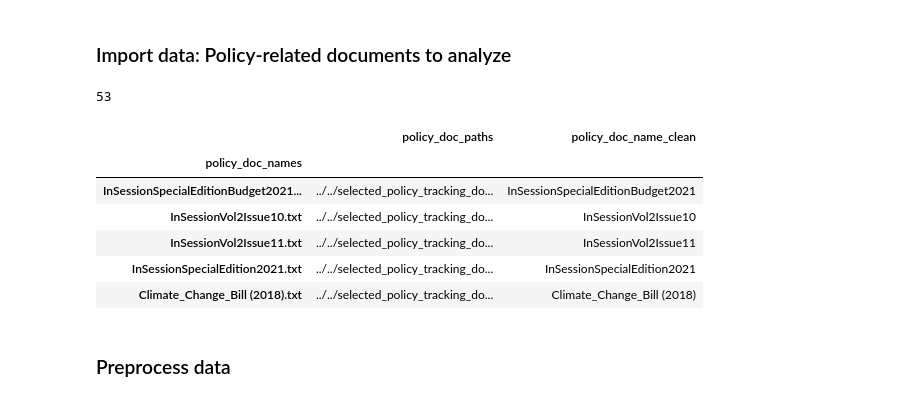
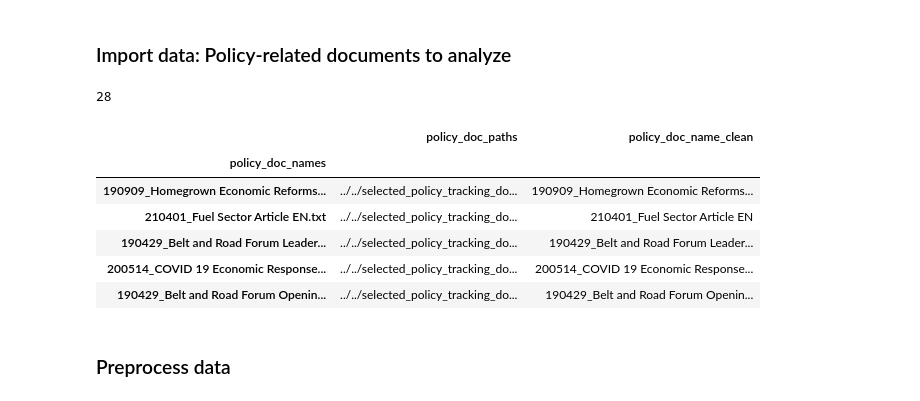
Before and after one commit to rsgier/Hack4Good-GIZ_policy, a Jupyter notebook: code/GIZ Data Exploration-for_presentation.ipynb, the cells around one changed output. Cells and saved outputs as stored; diff of their text form; code cells hidden in the pictures.

```diff
--- a/code/GIZ Data Exploration-for_presentation.ipynb
+++ b/code/GIZ Data Exploration-for_presentation.ipynb
@@ -304,20 +297,21 @@ sdg_ontology.head(20)
 # %%
 #here is the general folder with the different types of policy documents
 policy_doc_folder = '../test_resources'
 policy_doc_folder = '../../selected_policy_tracking_docs/SouthAfrica/'
+policy_doc_folder = '../../selected_policy_tracking_docs/Ethiopia/'
 #get df of docs
 policy_doc_df = read_docs_to_df(policy_doc_folder)
 print(len(policy_doc_df))
 #policy_doc_df['policy_doc_name_clean'] = (policy_doc_df.index.apply(lambda x: x.split('.txt')[0].split('.pdf.ocr')[0]))
 policy_doc_df.head()
 # %% [output]
-53
+28
 |  | policy_doc_paths | policy_doc_name_clean |
 | policy_doc_names |  |  |
-| InSessionSpecialEditionBudget2021... | ../../selected_policy_tracking_do... | InSessionSpecialEditionBudget2021 |
-| InSessionVol2Issue10.txt | ../../selected_policy_tracking_do... | InSessionVol2Issue10 |
-| InSessionVol2Issue11.txt | ../../selected_policy_tracking_do... | InSessionVol2Issue11 |
-| InSessionSpecialEdition2021.txt | ../../selected_policy_tracking_do... | InSessionSpecialEdition2021 |
-| Climate_Change_Bill (2018).txt | ../../selected_policy_tracking_do... | Climate_Change_Bill (2018) |
+| 190909_Homegrown Economic Reforms... | ../../selected_policy_tracking_do... | 190909_Homegrown Economic Reforms... |
+| 210401_Fuel Sector Article EN.txt | ../../selected_policy_tracking_do... | 210401_Fuel Sector Article EN |
+| 190429_Belt and Road Forum Leader... | ../../selected_policy_tracking_do... | 190429_Belt and Road Forum Leader... |
+| 200514_COVID 19 Economic Response... | ../../selected_policy_tracking_do... | 200514_COVID 19 Economic Response... |
+| 190429_Belt and Road Forum Openin... | ../../selected_policy_tracking_do... | 190429_Belt and Road Forum Openin... |
 # %% [markdown]
 ### Preprocess data
```
Also changed, not shown: parts of 30 cells of this notebook.
